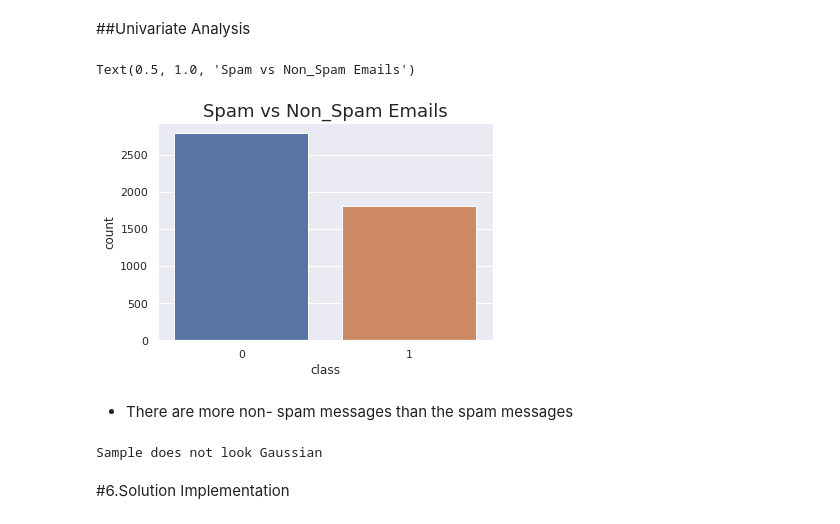
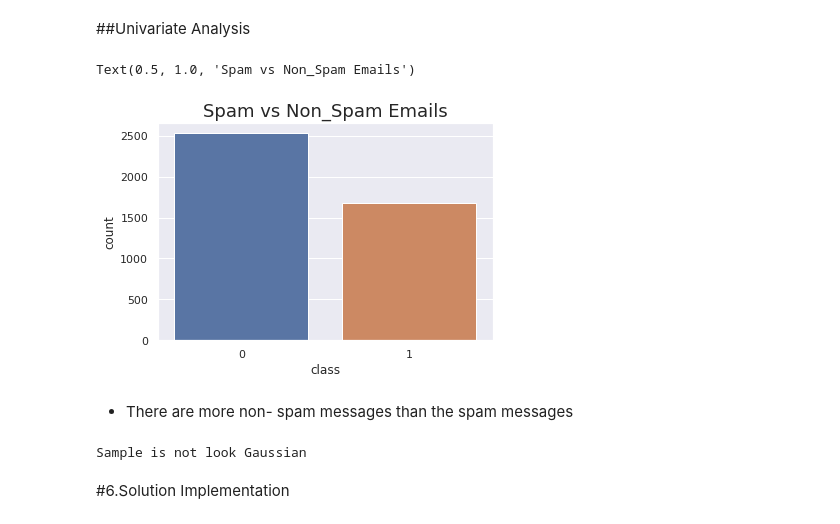
Before and after one commit to WinnieAnyoso/KNN_NaiveBayes, a Jupyter notebook: W9_Naive_Bayes.ipynb, the cells around one changed output. Cells and saved outputs as stored; diff of their text form; code cells hidden in the pictures.

```diff
--- a/W9_Naive_Bayes.ipynb
+++ b/W9_Naive_Bayes.ipynb
@@ -243,12 +243,12 @@ dtype: int64
 # %%
 # Plotting the target variable
 
 sns.set(style="darkgrid")
-ax = sns.countplot(x="class", data=spam)
+ax = sns.countplot(x="class", data=df)
 ax.set_title('Spam vs Non_Spam Emails', fontsize=18)
 # %% [output]
 Text(0.5, 1.0, 'Spam vs Non_Spam Emails')
-[figure, old version]
+[figure, new version]
 # %% [markdown]
 - There are more non- spam messages than the spam messages
 # %%
@@ -261,9 +261,9 @@ Text(0.5, 1.0, 'Spam vs Non_Spam Emails')
 # importing the shapiro function
 from scipy.stats import shapiro
 
-for i in spam.columns:
+for i in df.columns:
 
-  stat, p = shapiro(spam[i])             # testing for normality
+  stat, p = shapiro(df[i])             # testing for normality
 
 # interpreting the results
 alpha = 0.05
@@ -272,7 +272,7 @@ if p > alpha:
 else:
     print('Sample is not look Gaussian')
 # %% [output]
-Sample does not look Gaussian
+Sample is not look Gaussian
 # %% [markdown]
 #6.Solution Implementation
 # %%
```
Also changed, not shown: parts of 12 cells of this notebook.
